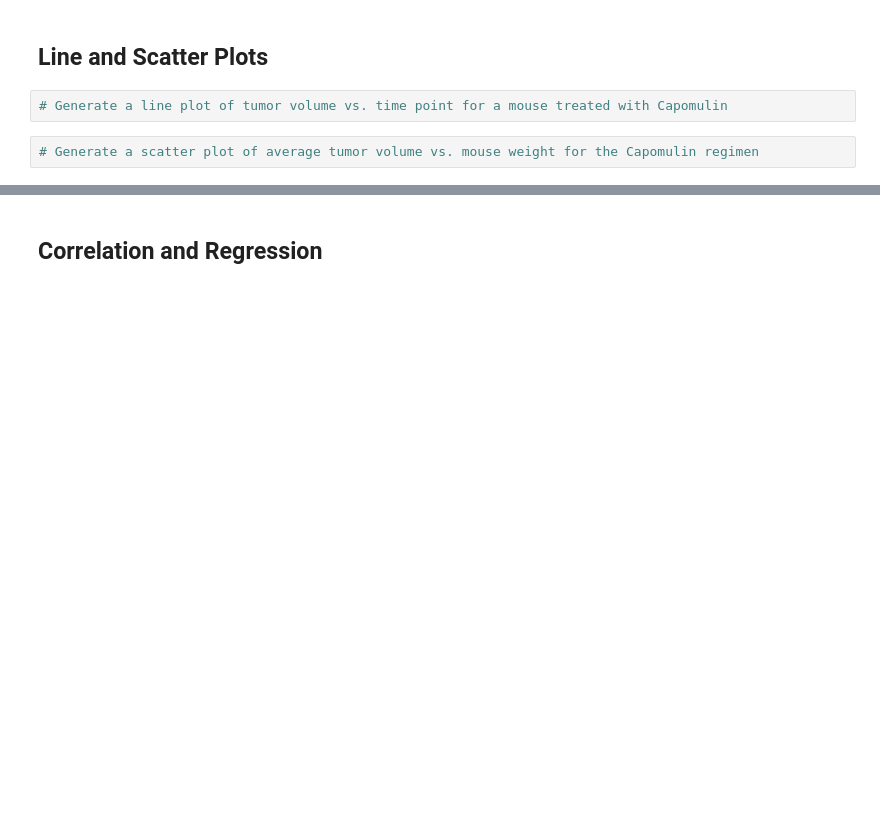
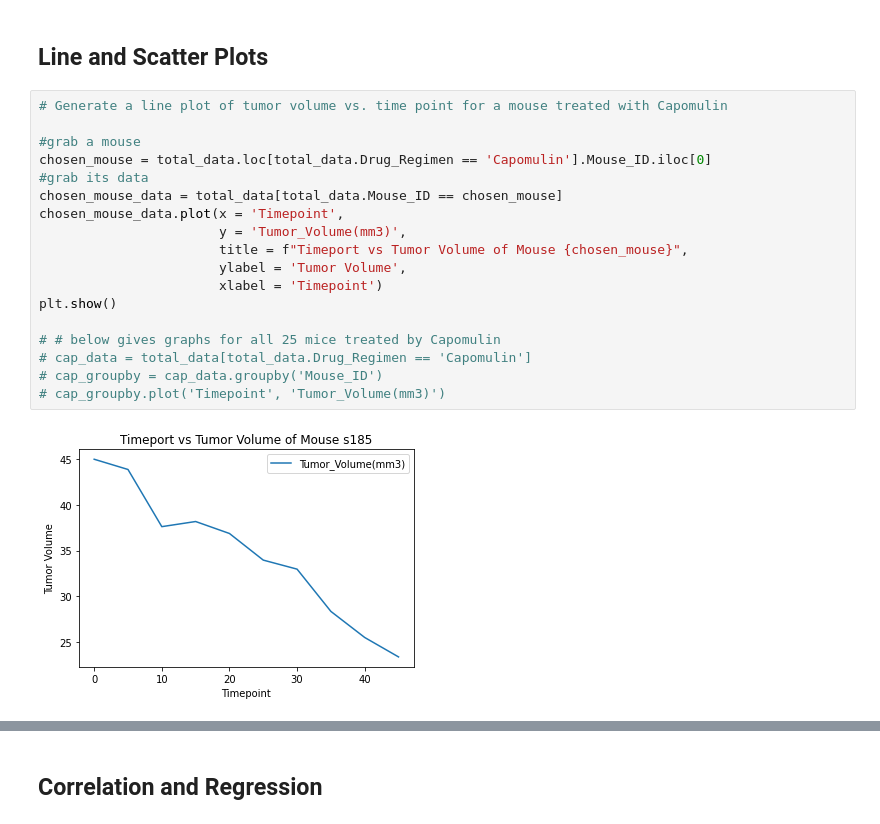
Before and after one commit to jordanroessle/matplotlib-challenge, a Jupyter notebook: pymaceuticals_starter.ipynb, the cells around one changed output, grey strips where cells are left out. Saved outputs shown, nothing was run; the diff lists cells and outputs as text; blank space fills up the shorter version.

```diff
--- a/pymaceuticals_starter.ipynb
+++ b/pymaceuticals_starter.ipynb
@@ -293,6 +276,22 @@ lower36.321345799999996
 # %% [markdown]
 ## Line and Scatter Plots
-# %%
-# Generate a line plot of tumor volume vs. time point for a mouse treated with Capomulin
-# %%
-# Generate a scatter plot of average tumor volume vs. mouse weight for the Capomulin regimen
+# %%
+# Generate a line plot of tumor volume vs. time point for a mouse treated with Capomulin
+
+#grab a mouse
+chosen_mouse = total_data.loc[total_data.Drug_Regimen == 'Capomulin'].Mouse_ID.iloc[0]
+#grab its data
+chosen_mouse_data = total_data[total_data.Mouse_ID == chosen_mouse]
+chosen_mouse_data.plot(x = 'Timepoint',
+                       y = 'Tumor_Volume(mm3)',
+                       title = f"Timeport vs Tumor Volume of Mouse {chosen_mouse}",
+                       ylabel = 'Tumor Volume',
+                       xlabel = 'Timepoint')
+plt.show()
+
+# # below gives graphs for all 25 mice treated by Capomulin
+# cap_data = total_data[total_data.Drug_Regimen == 'Capomulin']
+# cap_groupby = cap_data.groupby('Mouse_ID')
+# cap_groupby.plot('Timepoint', 'Tumor_Volume(mm3)')
+# %% [output]
+[figure, added]
```
Also changed, not shown: parts of 14 cells of this notebook.
